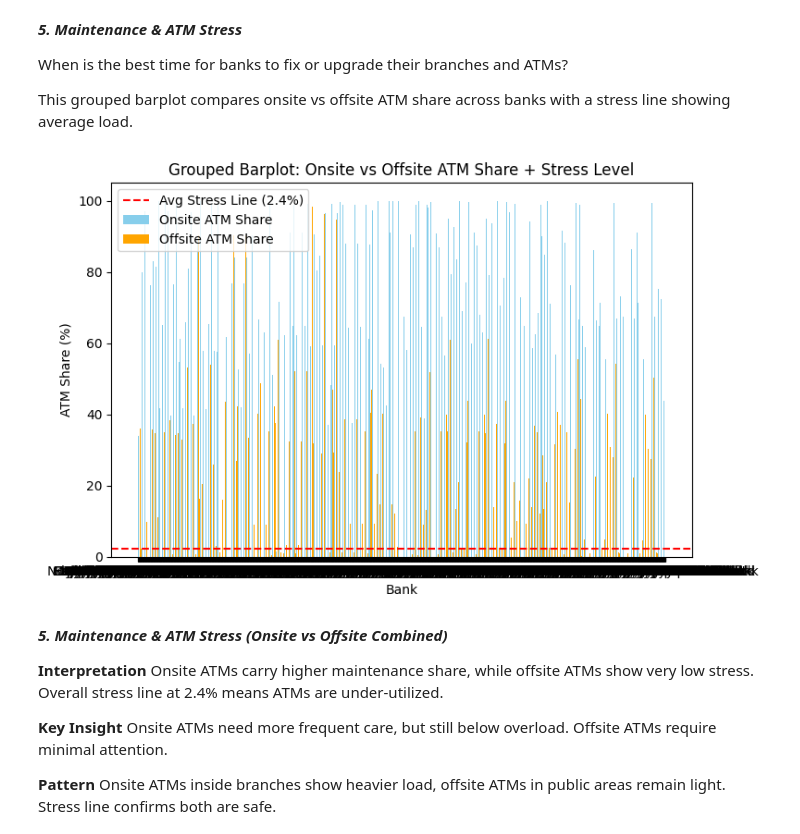
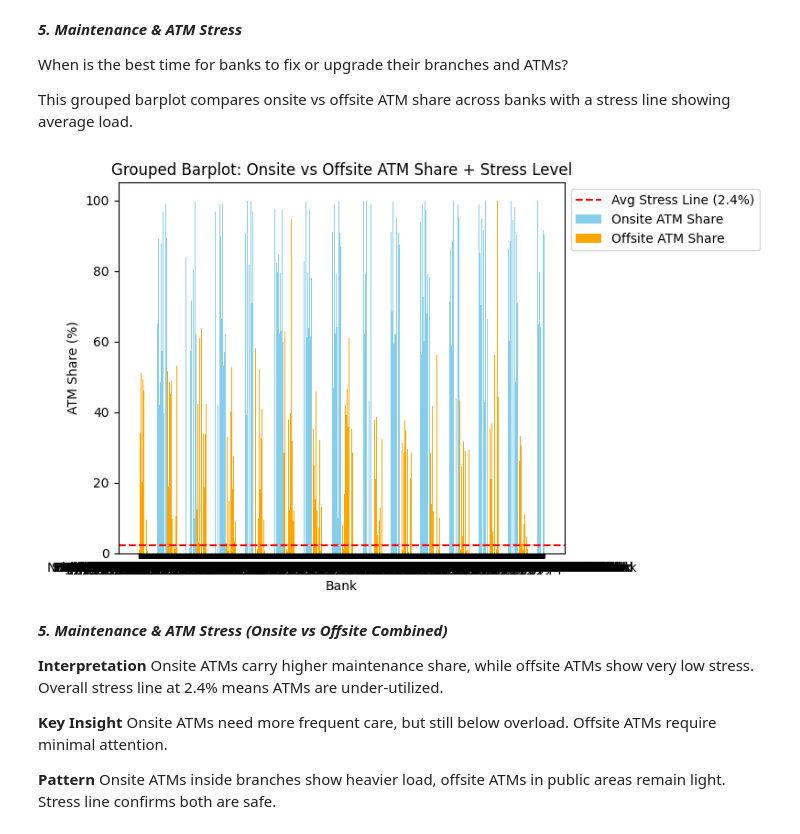
Before and after one commit to Yogeswari-sri/Banking-Infrastructure-and-Digital-Payment-Analysis-using-Python-2022-2025-, a Jupyter notebook: Python_Project.ipynb, the cells around one changed output. Cells and saved outputs as stored; diff of their text form; code cells hidden in the pictures.

```diff
--- a/Python_Project.ipynb
+++ b/Python_Project.ipynb
@@ -1803,34 +1803,3 @@ This chart helps compare Mean, Median, and Mode visually.
 Mean shows overall average, Median shows middle value.
 
 Mode shows most frequent value (often zero in this dataset).
-# %%
-
-
-# ✅ Example ROI calculation (adjust formula to your dataset)
-df["roi_ratio"] = df["monthly_spend_per_debit_card"] / (
-    df["total_atms"] + df["dc_pos_avg"] + df["dc_online_avg"]
-)
-
-# Handle divide-by-zero and missing values
-df["roi_ratio"].replace([float("inf"), -float("inf")], pd.NA, inplace=True)
-df["roi_ratio"].fillna(0, inplace=True)
-
-# ✅ Compute mean & median
-mean_val = df["roi_ratio"].mean()
-median_val = df["roi_ratio"].median()
-
-# ✅ Plot Mean vs Median
-fig, ax = plt.subplots(figsize=(5,4))
-ax.bar(["Mean", "Median"], [mean_val, median_val],
-       color=["#1f77b4", "#ff7f0e"])
-
-ax.set_title("ROI Ratio: Mean vs Median (Right-Skew Indicator)",
-             fontsize=12, fontweight='bold')
-ax.set_ylabel("Value")
-
-# Annotate values
-for i, val in enumerate([mean_val, median_val]):
-    ax.text(i, val, f"{val:.2f}", ha='center', va='bottom', fontsize=9)
-
-plt.tight_layout()
-plt.show()
@@ -2572,33 +2574,33 @@ This grouped barplot compares onsite vs offsite ATM share across banks with a st
 # %%
 # Bar width and positions
 bar_width = 0.35
 x = np.arange(len(df["bank_name"]))
 
 plt.figure(figsize=(8,5))
 
 # Onsite bars (left side)
 plt.bar(x - bar_width/2, df["onsite_atm_share_pct"],
         width=bar_width, label="Onsite ATM Share", color="skyblue")
 
 # Offsite bars (right side)
 plt.bar(x + bar_width/2, df["offsite_atm_share_pct"],
         width=bar_width, label="Offsite ATM Share", color="orange")
 
 # Stress line normalized to ATM share scale
 avg_stress = (df["trans_per_atm"].mean() / df["trans_per_atm"].max()) * 100
 plt.axhline(y=avg_stress, color="red", linestyle="--",
             label=f"Avg Stress Line ({avg_stress:.1f}%)")
 
 # Labels and formatting
 plt.xticks(x, df["bank_name"])   # use 'bank_name'
 plt.title("Grouped Barplot: Onsite vs Offsite ATM Share + Stress Level")
 plt.xlabel("Bank")
 plt.ylabel("ATM Share (%)")
-plt.legend()
+plt.legend(loc='upper left', bbox_to_anchor=(1,1))
 plt.tight_layout()
 plt.show()
 # %% [output]
-[figure, old version]
+[figure, new version]
 # %% [markdown]
 ***5. Maintenance & ATM Stress (Onsite vs Offsite Combined)***
 
```
Also changed, not shown: parts of 12 cells of this notebook.
